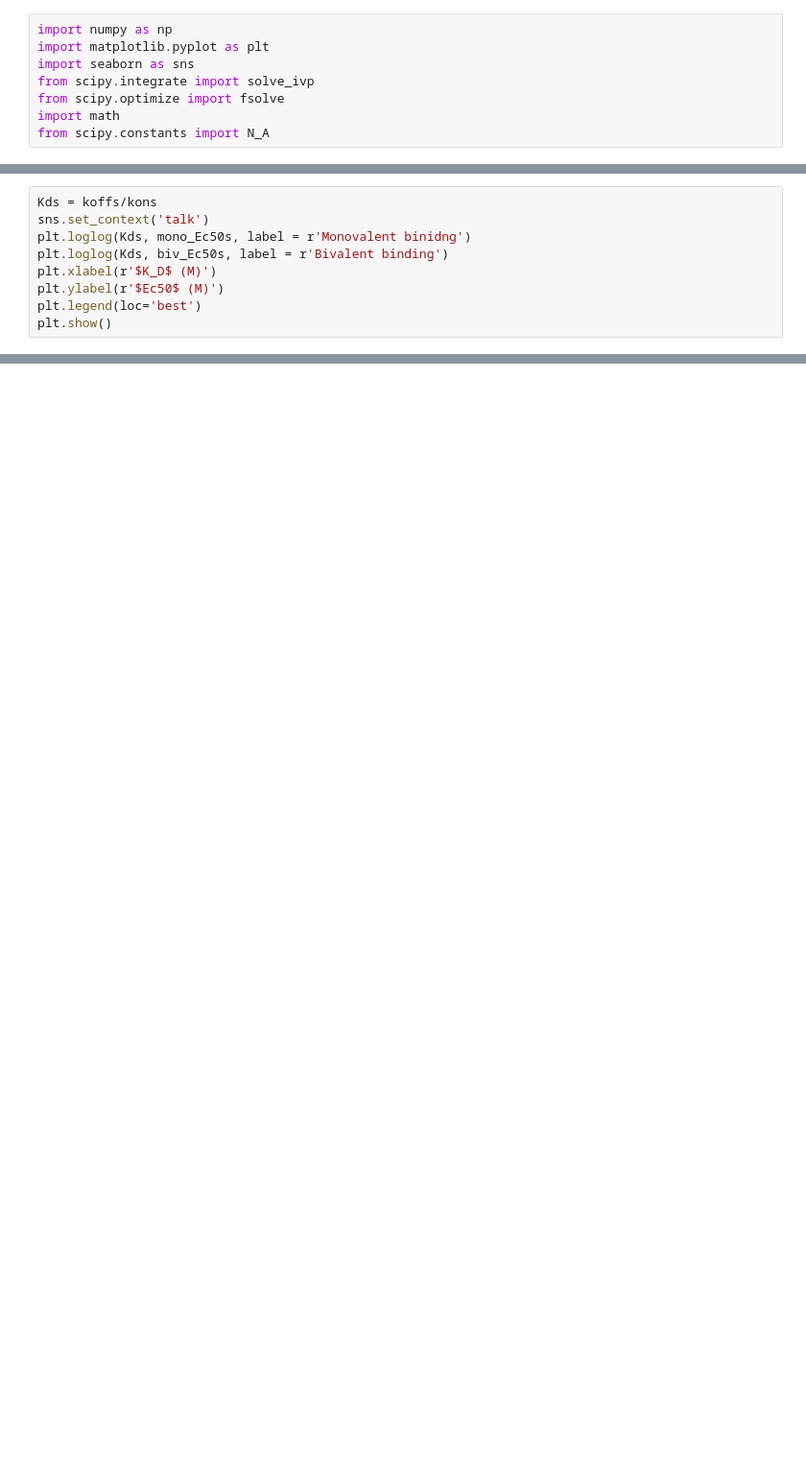
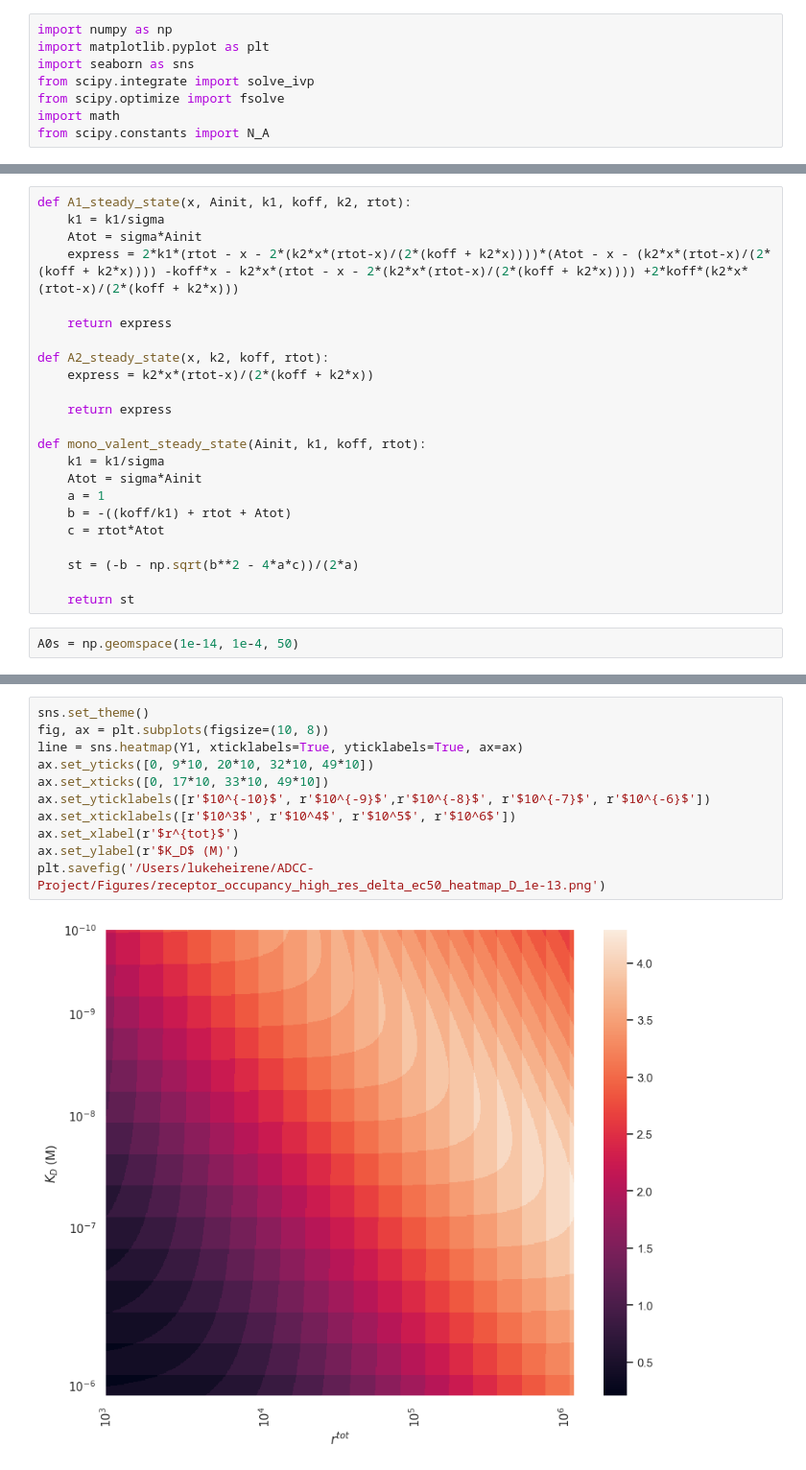
Before and after one commit to lukedtc/ADCC-Project, a Jupyter notebook: Avidity Investigation/Mono_vs_bivalent_binding.ipynb, the cells around one changed output, grey strips where cells are left out. Shown at 96% size. Drawn from its saved outputs; the diff is of its cells as text; blank space fills up the shorter version.

Commit message:
deltaec50 backup

```diff
--- a/Avidity Investigation/Mono_vs_bivalent_binding.ipynb
+++ b/Avidity Investigation/Mono_vs_bivalent_binding.ipynb
@@ -149,9 +46,25 @@ for i, kon in enumerate(kons):
-# %%
-Kds = koffs/kons
-sns.set_context('talk')
-plt.loglog(Kds, mono_Ec50s, label = r'Monovalent binidng')
-plt.loglog(Kds, biv_Ec50s, label = r'Bivalent binding')
-plt.xlabel(r'$K_D$ (M)')
-plt.ylabel(r'$Ec50$ (M)')
-plt.legend(loc='best')
-plt.show()
+# %%
+def A1_steady_state(x, Ainit, k1, koff, k2, rtot):
+    k1 = k1/sigma
+    Atot = sigma*Ainit
+    express = 2*k1*(rtot - x - 2*(k2*x*(rtot-x)/(2*(koff + k2*x))))*(Atot - x - (k2*x*(rtot-x)/(2*(koff + k2*x)))) -koff*x - k2*x*(rtot - x - 2*(k2*x*(rtot-x)/(2*(koff + k2*x)))) +2*koff*(k2*x*(rtot-x)/(2*(koff + k2*x)))
+
+    return express
+
+def A2_steady_state(x, k2, koff, rtot):
+    express = k2*x*(rtot-x)/(2*(koff + k2*x))
+
+    return express
+
+def mono_valent_steady_state(Ainit, k1, koff, rtot):
+    k1 = k1/sigma
+    Atot = sigma*Ainit
+    a = 1
+    b = -((koff/k1) + rtot + Atot)
+    c = rtot*Atot
+
+    st = (-b - np.sqrt(b**2 - 4*a*c))/(2*a)
+
+    return st
+# %%
+A0s = np.geomspace(1e-14, 1e-4, 50)
@@ -157,0 +152,13 @@ plt.show()
+# %%
+sns.set_theme()
+fig, ax = plt.subplots(figsize=(10, 8))
+line = sns.heatmap(Y1, xticklabels=True, yticklabels=True, ax=ax)
+ax.set_yticks([0, 9*10, 20*10, 32*10, 49*10])
+ax.set_xticks([0, 17*10, 33*10, 49*10])
+ax.set_yticklabels([r'$10^{-10}$', r'$10^{-9}$',r'$10^{-8}$', r'$10^{-7}$', r'$10^{-6}$'])
+ax.set_xticklabels([r'$10^3$', r'$10^4$', r'$10^5$', r'$10^6$'])
+ax.set_xlabel(r'$r^{tot}$')
+ax.set_ylabel(r'$K_D$ (M)')
+plt.savefig('/Users/lukeheirene/ADCC-Project/Figures/receptor_occupancy_high_res_delta_ec50_heatmap_D_1e-13.png')
+# %% [output]
+[figure, added]
```
Also changed, not shown: parts of 8 cells of this notebook, 25 other files.
